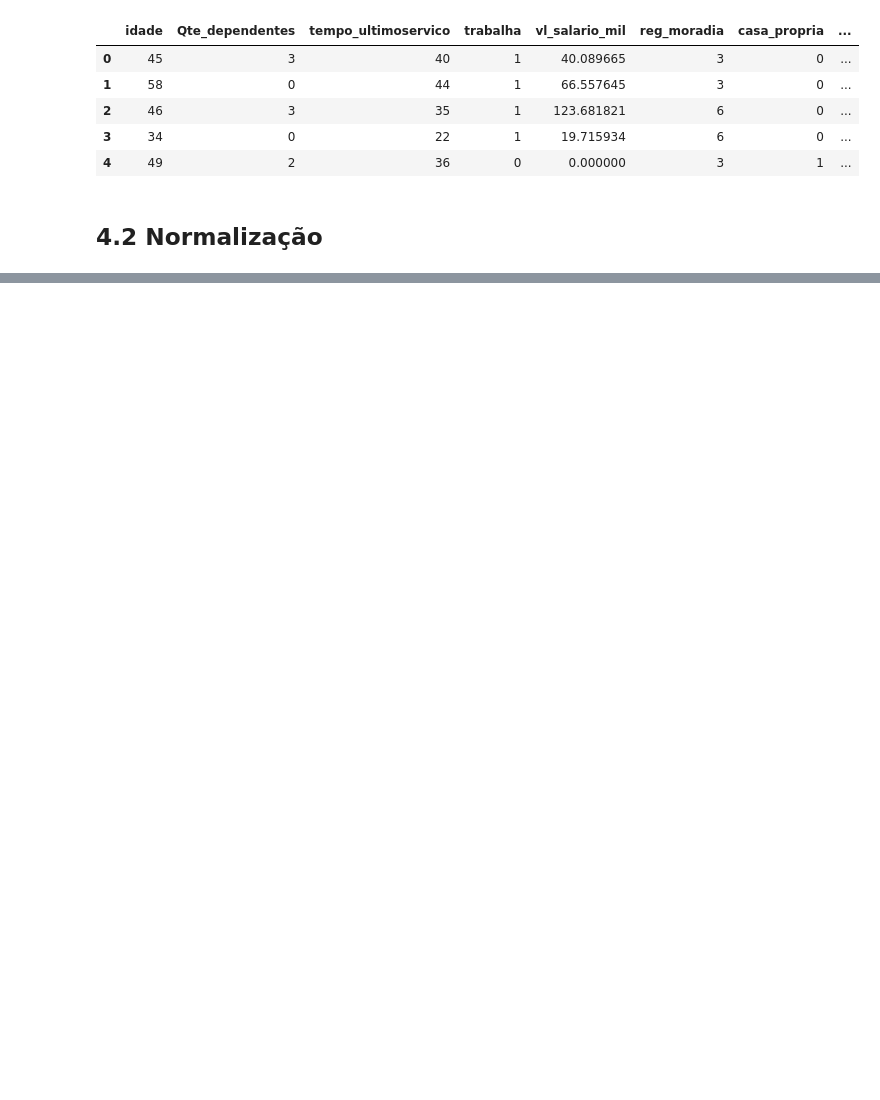
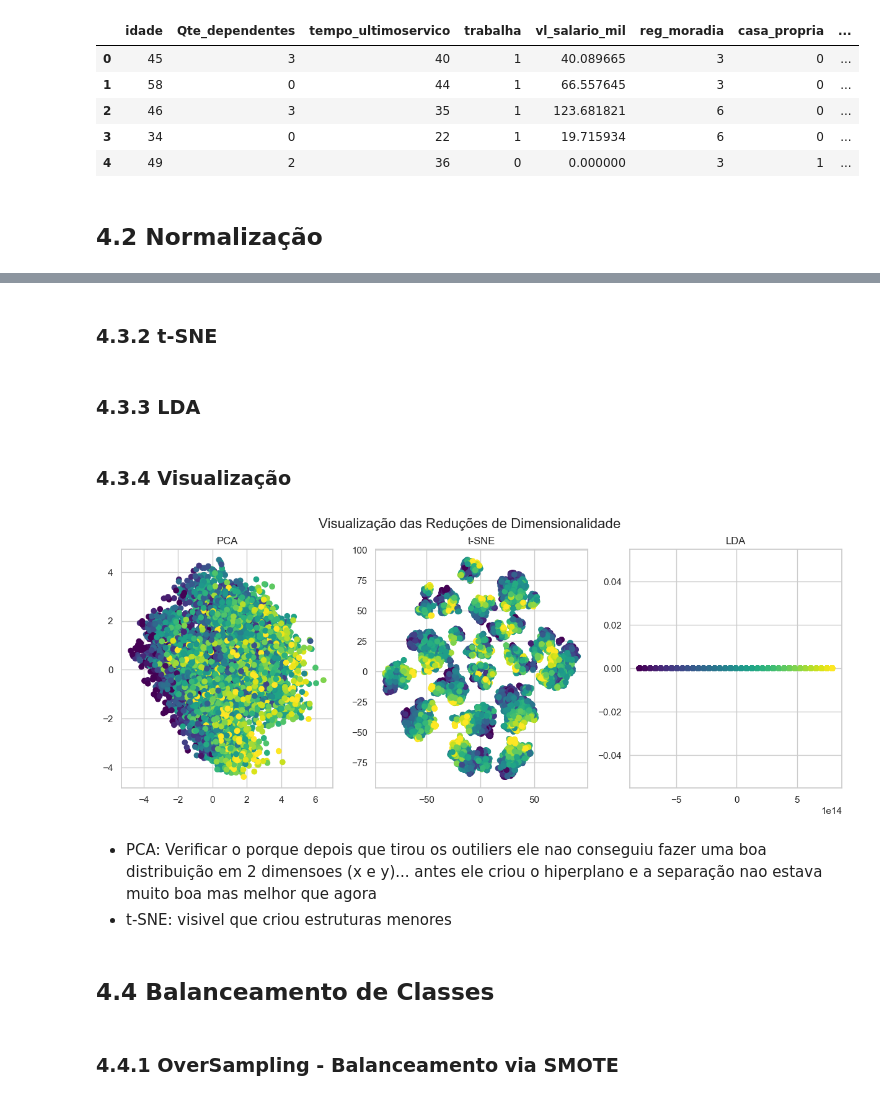
Before and after one commit to rrmoreira/trabalho-feature-engineering, a Jupyter notebook: trabalho_integradov1.1.ipynb, the cells around one changed output, grey strips where cells are left out. Drawn from its saved outputs; the diff is of its cells as text; code cells hidden in the pictures; blank space fills up the shorter version.

Commit message:
Adequação de processos de balanceamento e treino e avaliação

```diff
--- a/trabalho_integradov1.1.ipynb
+++ b/trabalho_integradov1.1.ipynb
@@ -419,0 +353,2 @@ X_train.head(), X_test.head()
+# %% [markdown]
+### 4.3.2 t-SNE
@@ -419,0 +359,2 @@ X_train.head(), X_test.head()
+# %% [markdown]
+### 4.3.3 LDA
@@ -419,0 +366,39 @@ X_train.head(), X_test.head()
+# %% [markdown]
+### 4.3.4 Visualização
+# %%
+plt.figure(figsize=(15, 5))
+
+plt.subplot(1, 3, 1)
+plt.scatter(X_pca[:, 0], X_pca[:, 1], c=y, cmap='viridis')
+plt.title('PCA')
+#plt.xlabel('Componente Principal 1')
+#plt.ylabel('Componente Principal 2')
+
+plt.subplot(1, 3, 2)
+plt.scatter(X_tsne[:, 0], X_tsne[:, 1], c=y, cmap='viridis')
+plt.title('t-SNE')
+#plt.xlabel('Componente t-SNE 1')
+#plt.ylabel('Componente t-SNE 2')
+
+plt.subplot(1, 3, 3)
+plt.title('LDA')
+if X_lda.shape[1] > 1:
+    plt.scatter(X_lda[:, 0], X_lda[:, 1], c=y, cmap='viridis')
+    #plt.xlabel('Componente LDA 1')
+    #plt.ylabel('Componente LDA 2')
+else:
+    plt.scatter(X_lda[:, 0], np.zeros_like(X_lda[:, 0]), c=y, cmap='viridis')
+    #plt.xlabel('Componente LDA 1')
+    #plt.ylabel('')
+
+plt.suptitle('Visualização das Reduções de Dimensionalidade', fontsize=16)
+plt.show()
+# %% [output]
+[figure, added]
+# %% [markdown]
+- PCA: Verificar o porque depois que tirou os outiliers ele nao conseguiu fazer uma boa distribuição em 2 dimensoes (x e y)... antes ele criou o hiperplano e a separação nao estava muito boa mas melhor que agora
+- t-SNE: visivel que criou estruturas menores
+# %% [markdown]
+## 4.4 Balanceamento de Classes
+# %% [markdown]
+### 4.4.1 OverSampling - Balanceamento via SMOTE
```
Also changed, not shown: parts of 42 cells of this notebook.
